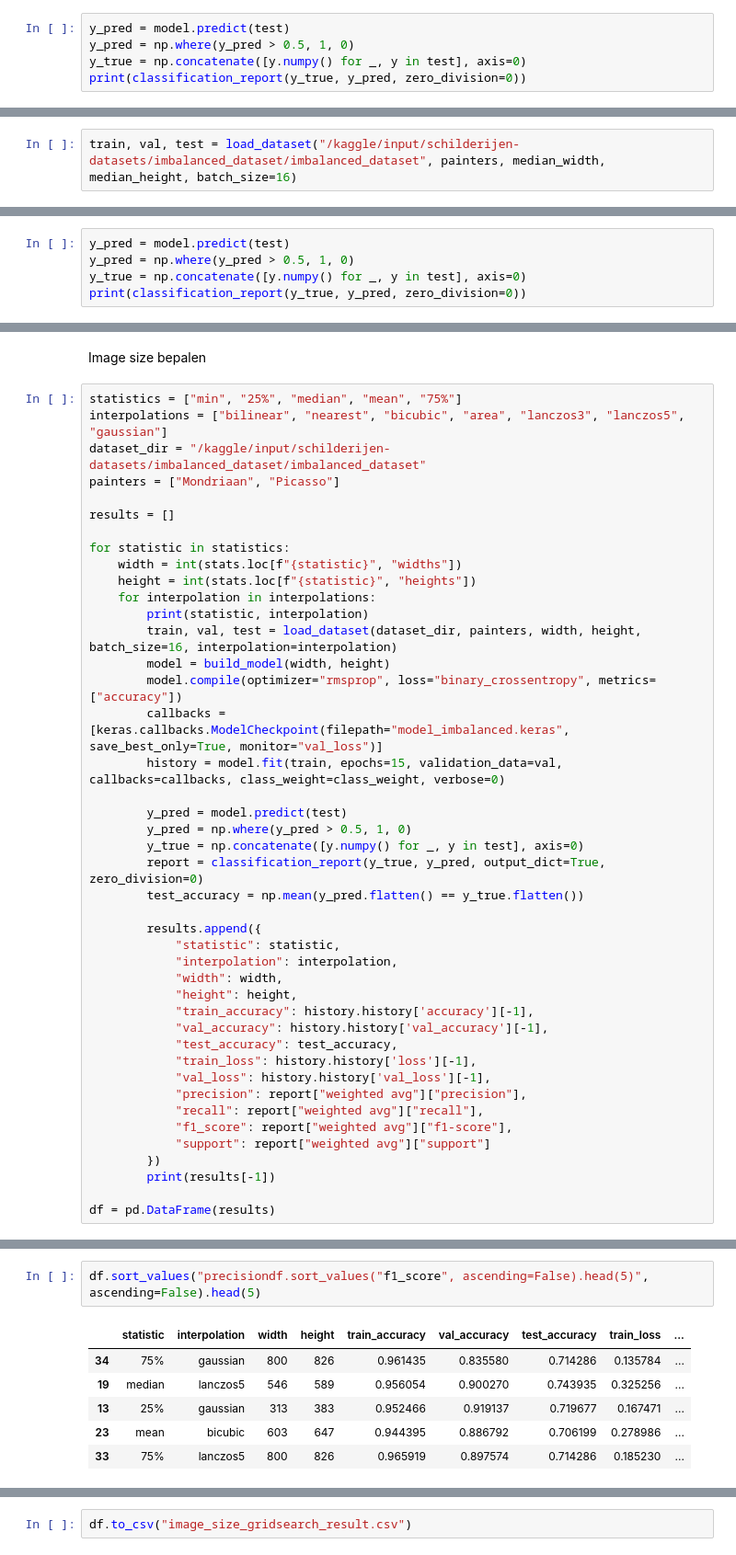
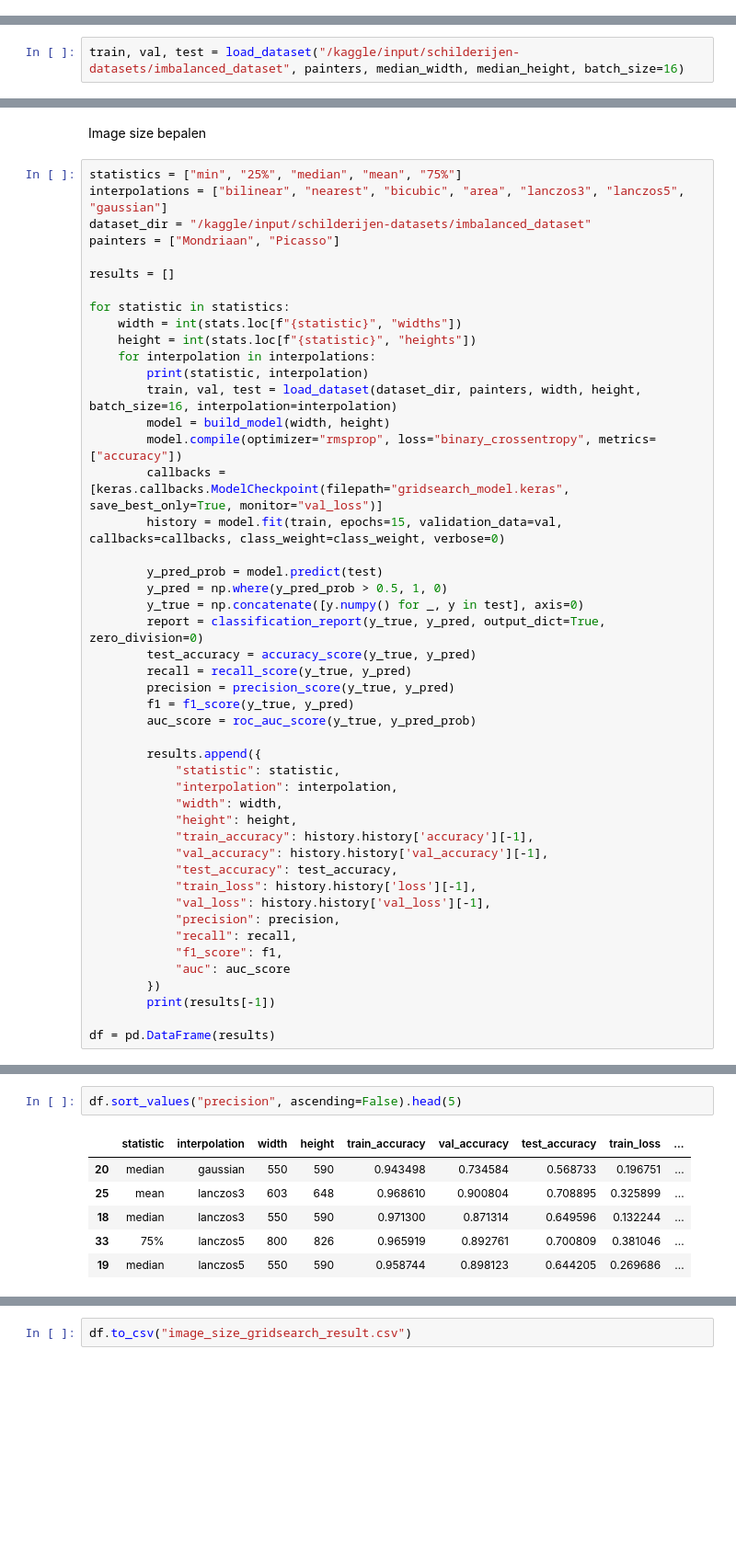
Before and after one commit to Tim-Mortier/Schilderijen-Classificatie, a Jupyter notebook: 4_Data_Sampling_Reshaping.ipynb, the cells around one changed output, grey strips where cells are left out. Shown at 92% size. Saved outputs shown, nothing was run; the diff lists cells and outputs as text; blank space fills up the shorter version.

```diff
--- a/4_Data_Sampling_Reshaping.ipynb
+++ b/4_Data_Sampling_Reshaping.ipynb
@@ -330,5 +312,0 @@ plot_loss(history)
-# %%
-y_pred = model.predict(test)
-y_pred = np.where(y_pred > 0.5, 1, 0)
-y_true = np.concatenate([y.numpy() for _, y in test], axis=0)
-print(classification_report(y_true, y_pred, zero_division=0))
@@ -347,6 +325,6 @@ weighted avg       0.50      0.50      0.50       610
 # %% [markdown]
 ### loading dataset
 # %%
-train, val, test = load_dataset("/kaggle/input/schilderijen-datasets/imbalanced_dataset/imbalanced_dataset", painters, median_width, median_height, batch_size=16)
+train, val, test = load_dataset("/kaggle/input/schilderijen-datasets/imbalanced_dataset", painters, median_width, median_height, batch_size=16)
 # %% [output]
 Found 1115 files belonging to 2 classes.
@@ -417,5 +394,0 @@ plot_loss(history)
-# %%
-y_pred = model.predict(test)
-y_pred = np.where(y_pred > 0.5, 1, 0)
-y_true = np.concatenate([y.numpy() for _, y in test], axis=0)
-print(classification_report(y_true, y_pred, zero_division=0))
@@ -434,7 +407,7 @@ Image size bepalen
 # %%
 statistics = ["min", "25%", "median", "mean", "75%"]
 interpolations = ["bilinear", "nearest", "bicubic", "area", "lanczos3", "lanczos5", "gaussian"]
-dataset_dir = "/kaggle/input/schilderijen-datasets/imbalanced_dataset/imbalanced_dataset"
+dataset_dir = "/kaggle/input/schilderijen-datasets/imbalanced_dataset"
 painters = ["Mondriaan", "Picasso"]
 
 results = []
@@ -447,14 +420,18 @@ for statistic in statistics:
         train, val, test = load_dataset(dataset_dir, painters, width, height, batch_size=16, interpolation=interpolation)
         model = build_model(width, height)
         model.compile(optimizer="rmsprop", loss="binary_crossentropy", metrics=["accuracy"])
-        callbacks = [keras.callbacks.ModelCheckpoint(filepath="model_imbalanced.keras", save_best_only=True, monitor="val_loss")]
+        callbacks = [keras.callbacks.ModelCheckpoint(filepath="gridsearch_model.keras", save_best_only=True, monitor="val_loss")]
         history = model.fit(train, epochs=15, validation_data=val, callbacks=callbacks, class_weight=class_weight, verbose=0)
 
-        y_pred = model.predict(test)
-        y_pred = np.where(y_pred > 0.5, 1, 0)
+        y_pred_prob = model.predict(test)
+        y_pred = np.where(y_pred_prob > 0.5, 1, 0)
         y_true = np.concatenate([y.numpy() for _, y in test], axis=0)
         report = classification_report(y_true, y_pred, output_dict=True, zero_division=0)
-        test_accuracy = np.mean(y_pred.flatten() == y_true.flatten())
+        test_accuracy = accuracy_score(y_true, y_pred)
+        recall = recall_score(y_true, y_pred)
+        precision = precision_score(y_true, y_pred)
+        f1 = f1_score(y_true, y_pred)
+        auc_score = roc_auc_score(y_true, y_pred_prob)
 
         results.append({
             "statistic": statistic,
@@ -466,10 +443,10 @@ for statistic in statistics:
             "test_accuracy": test_accuracy,
             "train_loss": history.history['loss'][-1],
             "val_loss": history.history['val_loss'][-1],
-            "precision": report["weighted avg"]["precision"],
-            "recall": report["weighted avg"]["recall"],
-            "f1_score": report["weighted avg"]["f1-score"],
-            "support": report["weighted avg"]["support"]
+            "precision": precision,
+            "recall": recall,
+            "f1_score": f1,
+            "auc": auc_score
         })
         print(results[-1])
 
@@ -513,12 +490,12 @@ df.sort_values("f1_score", ascending=False).head(5)
 # %%
-df.sort_values("precisiondf.sort_values("f1_score", ascending=False).head(5)", ascending=False).head(5)
+df.sort_values("precision", ascending=False).head(5)
 # %% [output]
 |  | statistic | interpolation | width | height | train_accuracy | val_accuracy | test_accuracy | train_loss | ... |
-| 34 | 75% | gaussian | 800 | 826 | 0.961435 | 0.835580 | 0.714286 | 0.135784 | ... |
-| 19 | median | lanczos5 | 546 | 589 | 0.956054 | 0.900270 | 0.743935 | 0.325256 | ... |
-| 13 | 25% | gaussian | 313 | 383 | 0.952466 | 0.919137 | 0.719677 | 0.167471 | ... |
-| 23 | mean | bicubic | 603 | 647 | 0.944395 | 0.886792 | 0.706199 | 0.278986 | ... |
-| 33 | 75% | lanczos5 | 800 | 826 | 0.965919 | 0.897574 | 0.714286 | 0.185230 | ... |
+| 20 | median | gaussian | 550 | 590 | 0.943498 | 0.734584 | 0.568733 | 0.196751 | ... |
+| 25 | mean | lanczos3 | 603 | 648 | 0.968610 | 0.900804 | 0.708895 | 0.325899 | ... |
+| 18 | median | lanczos3 | 550 | 590 | 0.971300 | 0.871314 | 0.649596 | 0.132244 | ... |
+| 33 | 75% | lanczos5 | 800 | 826 | 0.965919 | 0.892761 | 0.700809 | 0.381046 | ... |
+| 19 | median | lanczos5 | 550 | 590 | 0.958744 | 0.898123 | 0.644205 | 0.269686 | ... |
 # %%
 df.sort_values("recall", ascending=False).head(5)
 # %% [output]
```
Also changed, not shown: parts of 23 cells of this notebook.
